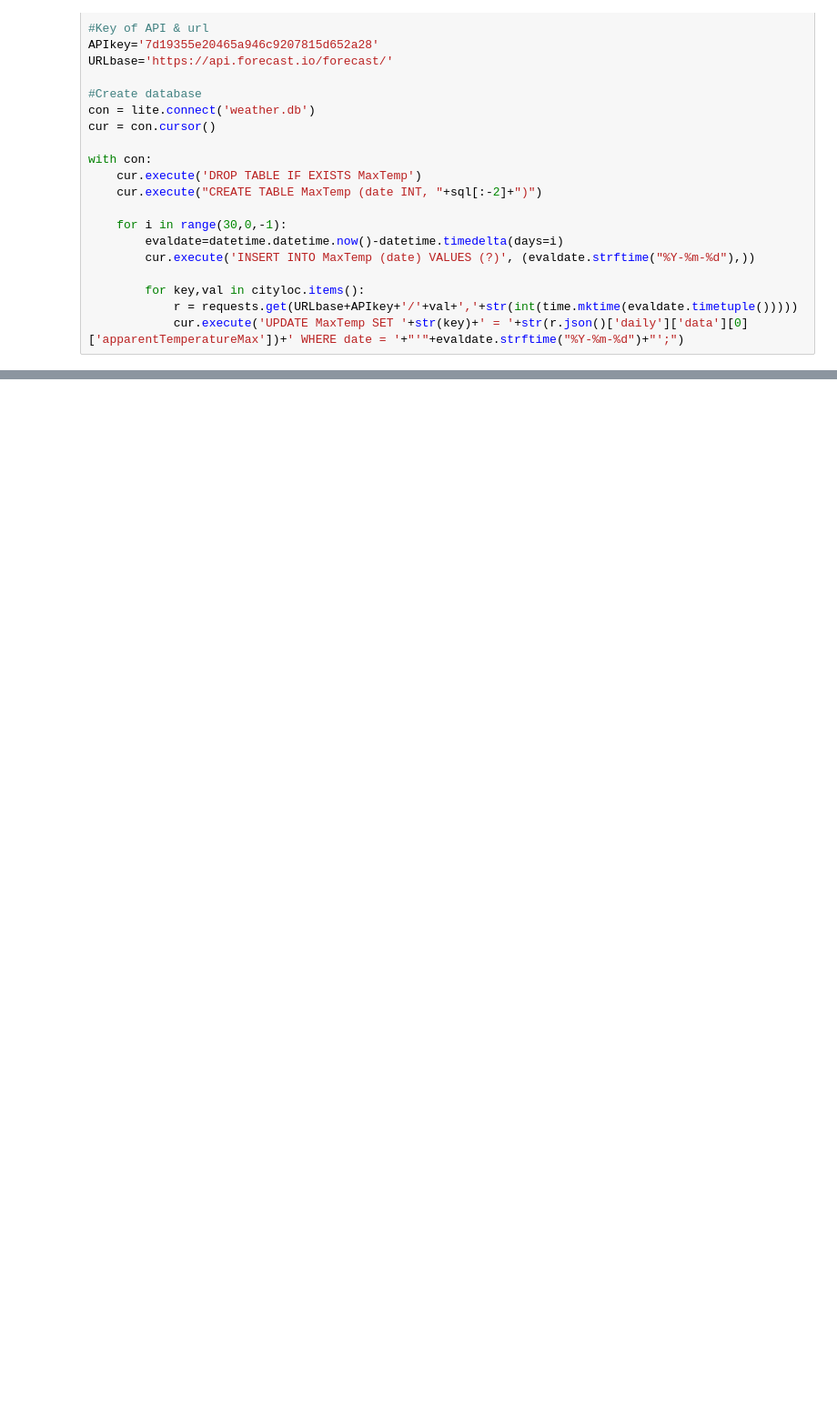
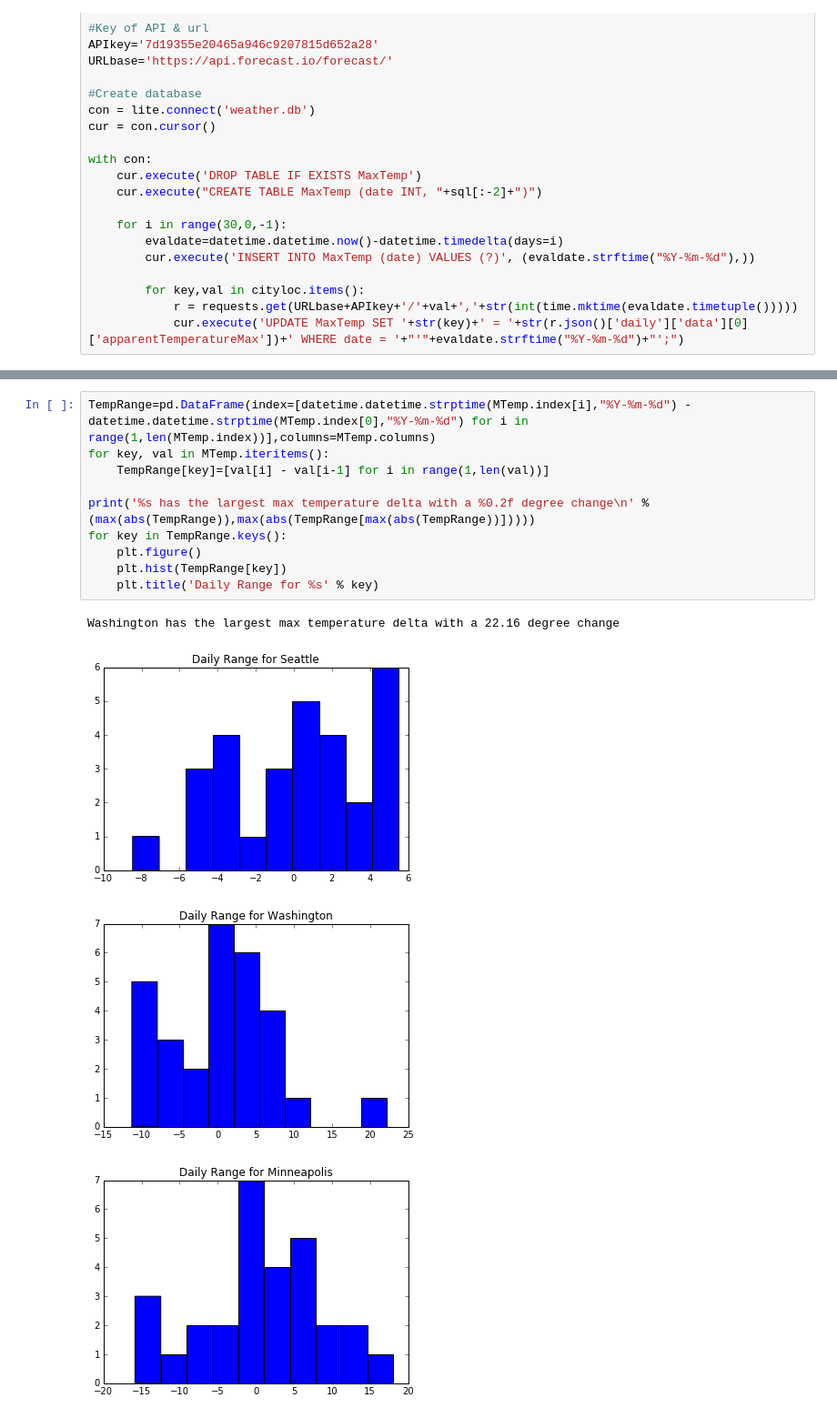
Before and after one commit to silkaitis/MaxTemp, a Jupyter notebook: MaxTemp.ipynb, the cells around one changed output, grey strips where cells are left out. Shown: that part at 91% size. Drawn from its saved outputs; the diff is of its cells as text; blank space fills up the shorter version.

Commit message:
Temperature analysis complete

```diff
--- a/MaxTemp.ipynb
+++ b/MaxTemp.ipynb
@@ -98,0 +116,15 @@ datetime.datetime(2016, 6, 23, 0, 0)
+# %%
+TempRange=pd.DataFrame(index=[datetime.datetime.strptime(MTemp.index[i],"%Y-%m-%d") - datetime.datetime.strptime(MTemp.index[0],"%Y-%m-%d") for i in range(1,len(MTemp.index))],columns=MTemp.columns)
+for key, val in MTemp.iteritems():
+    TempRange[key]=[val[i] - val[i-1] for i in range(1,len(val))]
+
+print('%s has the largest max temperature delta with a %0.2f degree change\n' % (max(abs(TempRange)),max(abs(TempRange[max(abs(TempRange))]))))
+for key in TempRange.keys():
+    plt.figure()
+    plt.hist(TempRange[key])
+    plt.title('Daily Range for %s' % key)
+# %% [output]
+Washington has the largest max temperature delta with a 22.16 degree change
+[figure, added]
+[figure, added]
+[figure, added]
```
Also changed, not shown: parts of 4 cells of this notebook, 1 other file.
